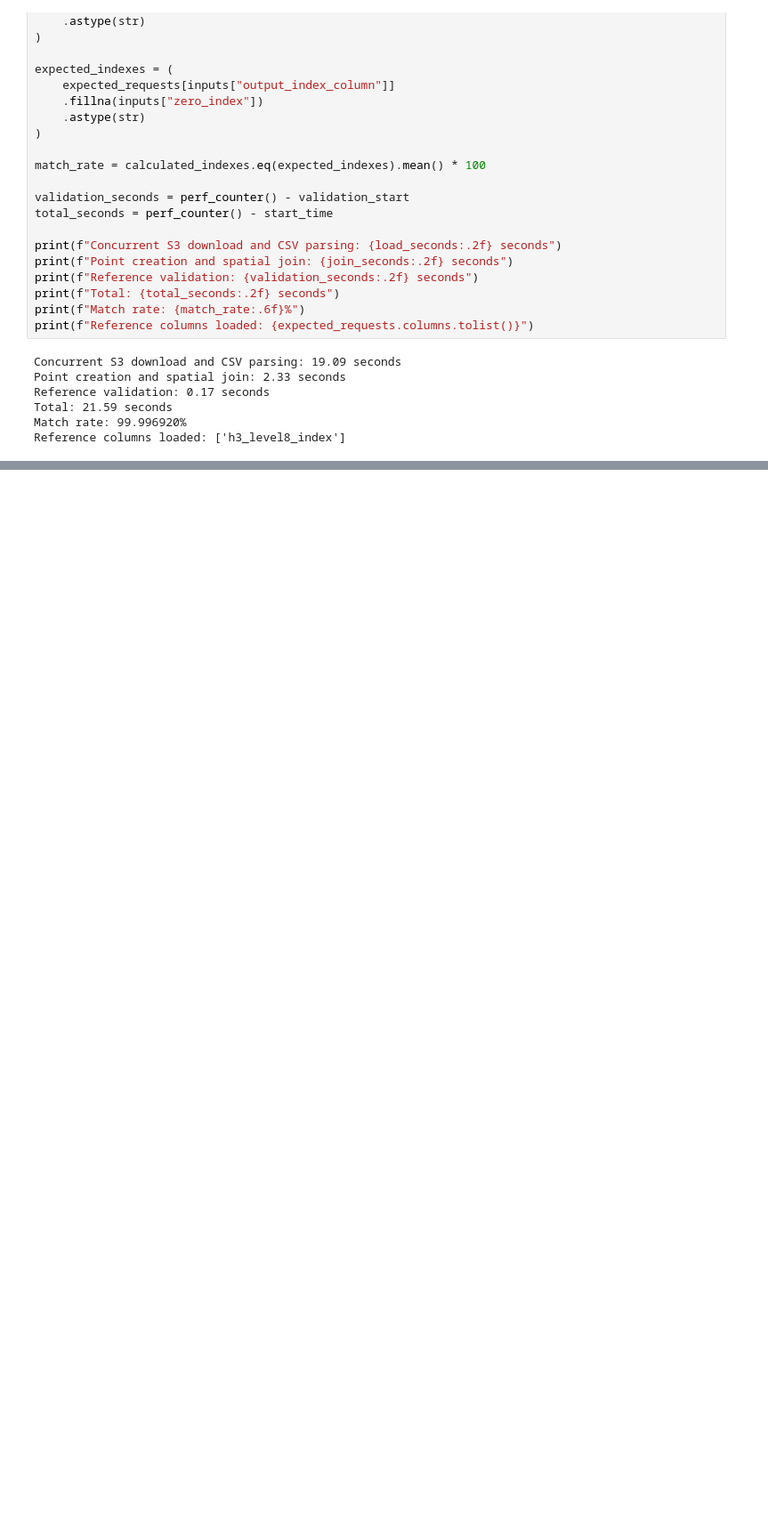
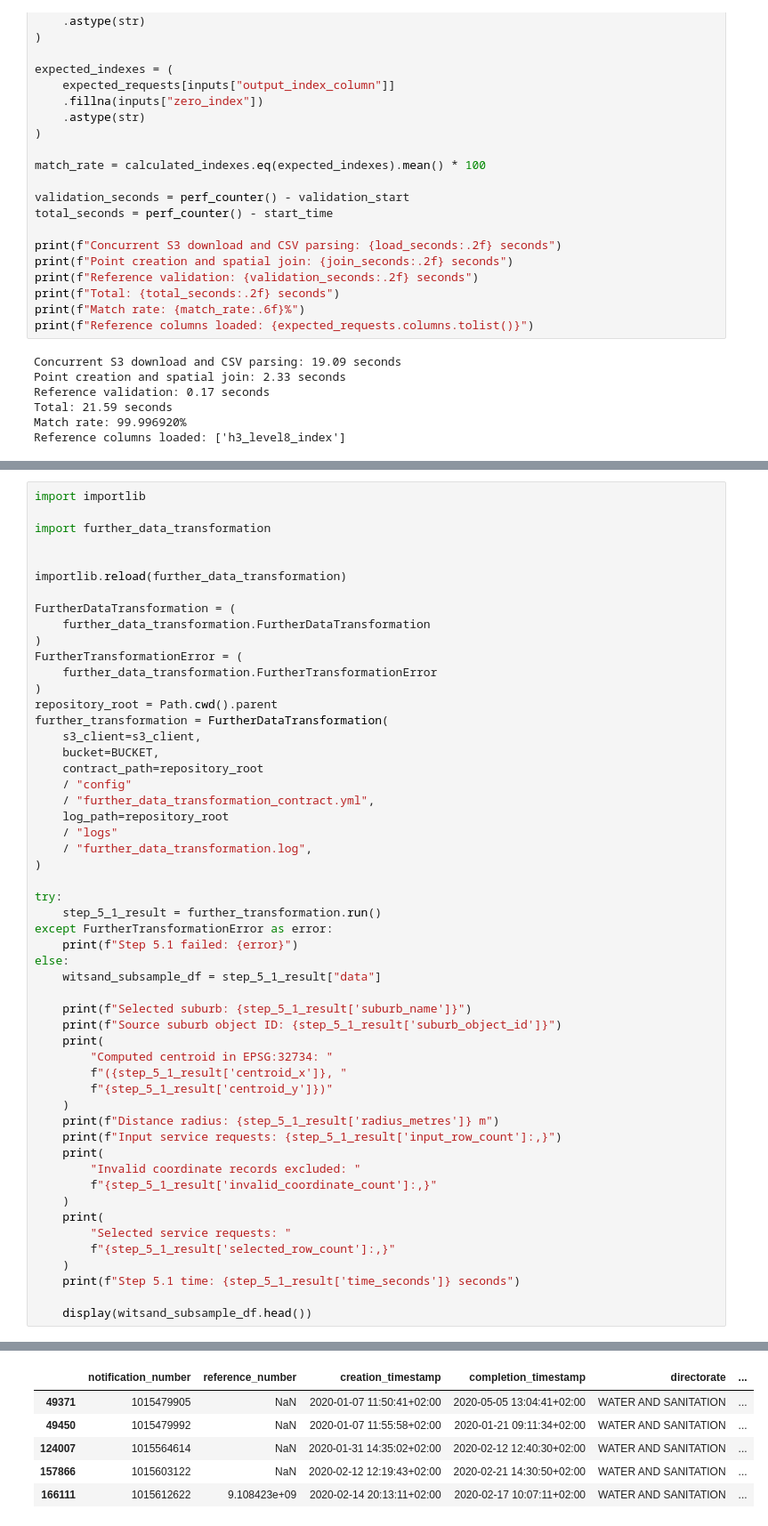
Before and after one commit to cpjeffery-cell/ds_code_challenge, a Jupyter notebook: scripts/working_notebook.ipynb, the cells around one changed output, grey strips where cells are left out. Shown at 89% size. Saved outputs shown, nothing was run; the diff lists cells and outputs as text; blank space fills up the shorter version.

```diff
--- a/scripts/working_notebook.ipynb
+++ b/scripts/working_notebook.ipynb
@@ -976,0 +1193,54 @@ Reference columns loaded: ['h3_level8_index']
+# %%
+import importlib
+
+import further_data_transformation
+
+
+importlib.reload(further_data_transformation)
+
+FurtherDataTransformation = (
+    further_data_transformation.FurtherDataTransformation
+)
+FurtherTransformationError = (
+    further_data_transformation.FurtherTransformationError
+)
+repository_root = Path.cwd().parent
+further_transformation = FurtherDataTransformation(
+    s3_client=s3_client,
+    bucket=BUCKET,
+    contract_path=repository_root
+    / "config"
+    / "further_data_transformation_contract.yml",
+    log_path=repository_root
+    / "logs"
+    / "further_data_transformation.log",
+)
+
+try:
+    step_5_1_result = further_transformation.run()
+except FurtherTransformationError as error:
+    print(f"Step 5.1 failed: {error}")
+else:
+    witsand_subsample_df = step_5_1_result["data"]
+
+    print(f"Selected suburb: {step_5_1_result['suburb_name']}")
+    print(f"Source suburb object ID: {step_5_1_result['suburb_object_id']}")
+    print(
+        "Computed centroid in EPSG:32734: "
+        f"({step_5_1_result['centroid_x']}, "
+        f"{step_5_1_result['centroid_y']})"
+    )
+    print(f"Distance radius: {step_5_1_result['radius_metres']} m")
+    print(f"Input service requests: {step_5_1_result['input_row_count']:,}")
+    print(
+        "Invalid coordinate records excluded: "
+        f"{step_5_1_result['invalid_coordinate_count']:,}"
+    )
+    print(
+        "Selected service requests: "
+        f"{step_5_1_result['selected_row_count']:,}"
+    )
+    print(f"Step 5.1 time: {step_5_1_result['time_seconds']} seconds")
+
+    display(witsand_subsample_df.head())
+# %% [output]
@@ -976,0 +1255,6 @@ Reference columns loaded: ['h3_level8_index']
+|  | notification_number | reference_number | creation_timestamp | completion_timestamp | directorate | ... |
+| 49371 | 1015479905 | NaN | 2020-01-07 11:50:41+02:00 | 2020-05-05 13:04:41+02:00 | WATER AND SANITATION | ... |
+| 49450 | 1015479992 | NaN | 2020-01-07 11:55:58+02:00 | 2020-01-21 09:11:34+02:00 | WATER AND SANITATION | ... |
+| 124007 | 1015564614 | NaN | 2020-01-31 14:35:02+02:00 | 2020-02-12 12:40:30+02:00 | WATER AND SANITATION | ... |
+| 157866 | 1015603122 | NaN | 2020-02-12 12:19:43+02:00 | 2020-02-21 14:30:50+02:00 | WATER AND SANITATION | ... |
+| 166111 | 1015612622 | 9.108423e+09 | 2020-02-14 20:13:11+02:00 | 2020-02-17 10:07:11+02:00 | WATER AND SANITATION | ... |
```
Also changed, not shown: parts of 8 cells of this notebook, 14 other files.
